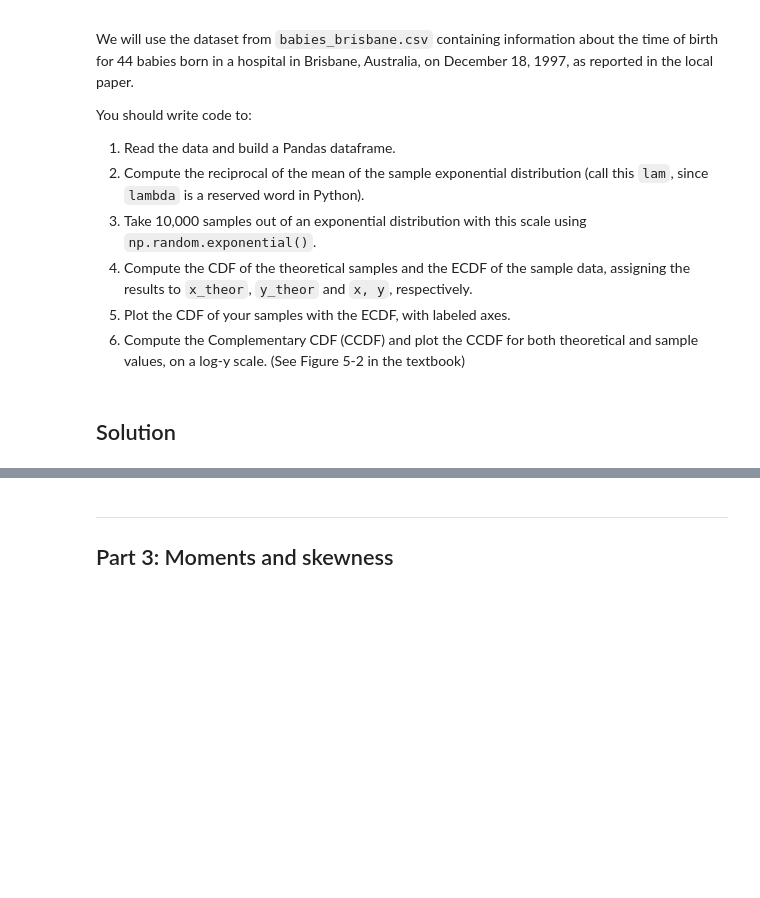
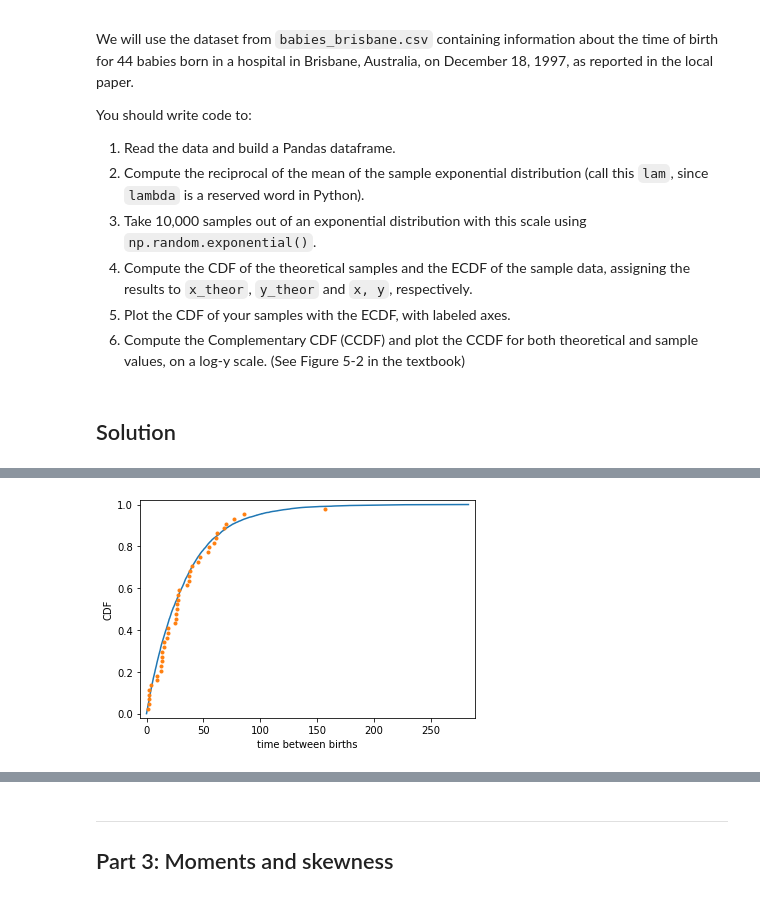
Before and after one commit to AdamCorbinFAUPhD/CAP5768-Intro-to-Data-Science, a Jupyter notebook: assignment_4/CAP5768_Assignment4_Corbin.ipynb, the cells around one changed output, grey strips where cells are left out. Saved outputs shown, nothing was run; the diff lists cells and outputs as text; code cells hidden in the pictures; blank space fills up the shorter version.

```diff
--- a/assignment_4/CAP5768_Assignment4_Corbin.ipynb
+++ b/assignment_4/CAP5768_Assignment4_Corbin.ipynb
@@ -274,0 +292,4 @@ You should write code to:
+# %%
+file = 'data/babies_brisbane.csv'
+babies = pd.read_csv(file)
+babies.describe()
@@ -274,0 +306,17 @@ You should write code to:
+# %%
+baby_time = babies["minutes"]
+diffs = babies["minutes"].diff()
+lam = diffs.mean()
+# ss.expon.cdf(x,scale=1)
+samples = np.random.exponential(scale=lam, size=10_000)
+
+x_theor, y_theor = ecdf(samples)
+x, y = ecdf(diffs)
+_ = plt.plot(x_theor, y_theor)
+_ = plt.plot(x, y, marker='.', linestyle='none')
+plt.margins(0.02)
+_ = plt.xlabel('time between births')
+_ = plt.ylabel('CDF')
+plt.show()
+# %% [output]
+[figure, added]
```
Also changed, not shown: parts of 24 cells of this notebook, 2 other files.
